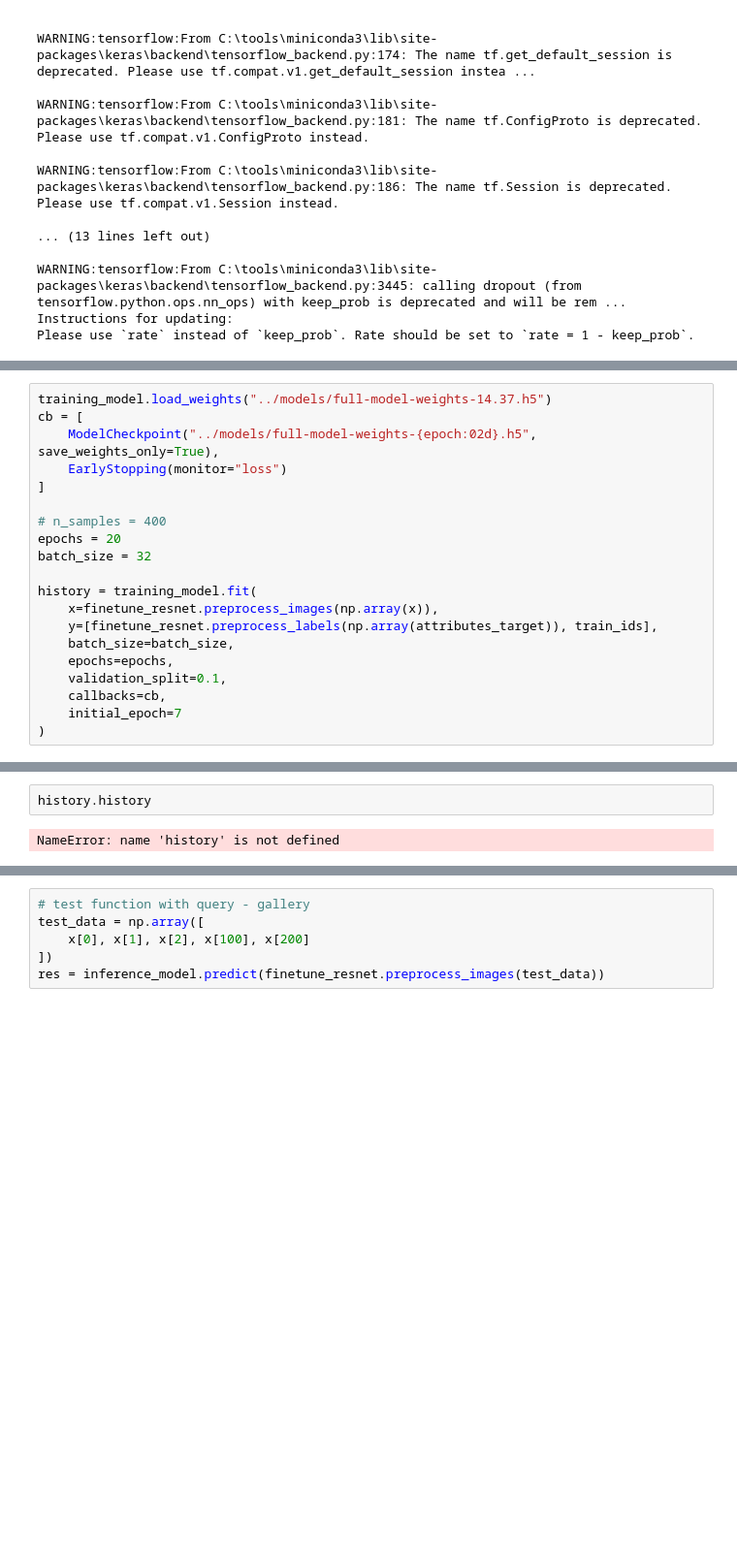
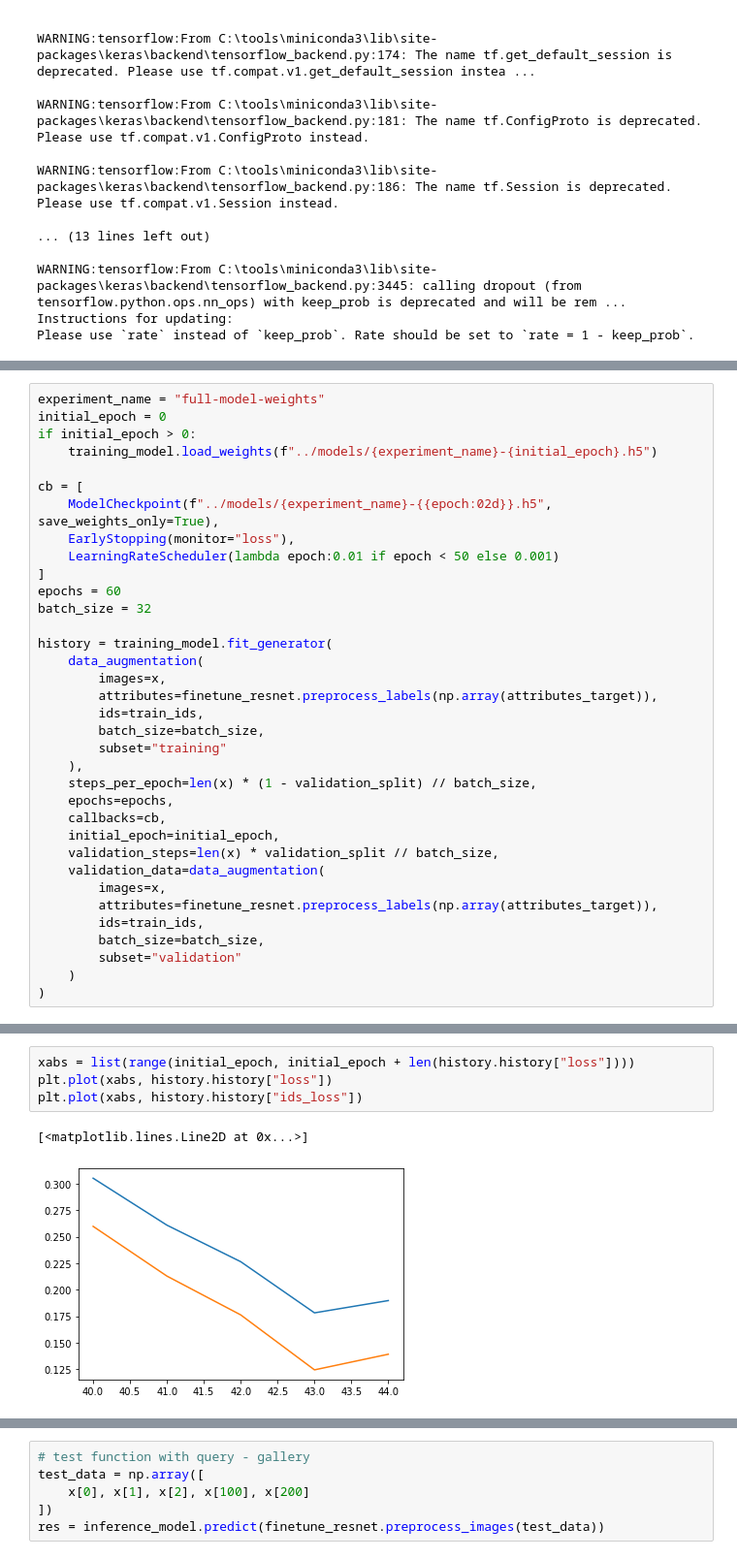
Before and after one commit to Hyrasso/CNN-ReId, a Jupyter notebook: src/id-prediction.ipynb, the cells around one changed output, grey strips where cells are left out. Shown at 97% size. Saved outputs shown, nothing was run; the diff lists cells and outputs as text; blank space fills up the shorter version.

Commit message:
Add data augmentation

```diff
--- a/src/id-prediction.ipynb
+++ b/src/id-prediction.ipynb
@@ -98,21 +108,36 @@ id_embedding.shape
 # %%
-training_model.load_weights("../models/full-model-weights-14.37.h5")
+experiment_name = "full-model-weights"
+initial_epoch = 0
+if initial_epoch > 0:
+    training_model.load_weights(f"../models/{experiment_name}-{initial_epoch}.h5")
+
 cb = [
-    ModelCheckpoint("../models/full-model-weights-{epoch:02d}.h5", save_weights_only=True),
-    EarlyStopping(monitor="loss")
+    ModelCheckpoint(f"../models/{experiment_name}-{{epoch:02d}}.h5", save_weights_only=True),
+    EarlyStopping(monitor="loss"),
+    LearningRateScheduler(lambda epoch:0.01 if epoch < 50 else 0.001)
 ]
-
-# n_samples = 400
-epochs = 20
+epochs = 60
 batch_size = 32
 
-history = training_model.fit(
-    x=finetune_resnet.preprocess_images(np.array(x)),
-    y=[finetune_resnet.preprocess_labels(np.array(attributes_target)), train_ids],
-    batch_size=batch_size,
+history = training_model.fit_generator(
+    data_augmentation(
+        images=x,
+        attributes=finetune_resnet.preprocess_labels(np.array(attributes_target)),
+        ids=train_ids,
+        batch_size=batch_size,
+        subset="training"
+    ),
+    steps_per_epoch=len(x) * (1 - validation_split) // batch_size,
     epochs=epochs,
-    validation_split=0.1,
     callbacks=cb,
-    initial_epoch=7
+    initial_epoch=initial_epoch,
+    validation_steps=len(x) * validation_split // batch_size,
+    validation_data=data_augmentation(
+        images=x,
+        attributes=finetune_resnet.preprocess_labels(np.array(attributes_target)),
+        ids=train_ids,
+        batch_size=batch_size,
+        subset="validation"
+    )
 )
 # %% [output]
@@ -137,4 +154,7 @@ KeyboardInterrupt:
-# %%
-history.history
-# %% [output]
-NameError: name 'history' is not defined
+# %%
+xabs = list(range(initial_epoch, initial_epoch + len(history.history["loss"])))
+plt.plot(xabs, history.history["loss"])
+plt.plot(xabs, history.history["ids_loss"])
+# %% [output]
+[<matplotlib.lines.Line2D at 0x...>]
+[figure, added]
```
Also changed, not shown: parts of 17 cells of this notebook, 8 other files.
